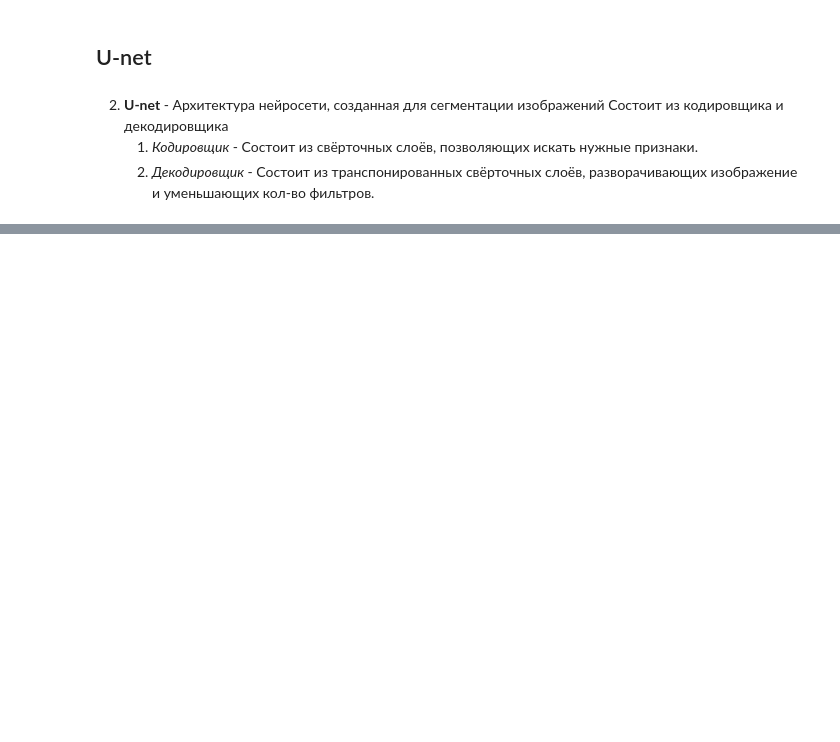
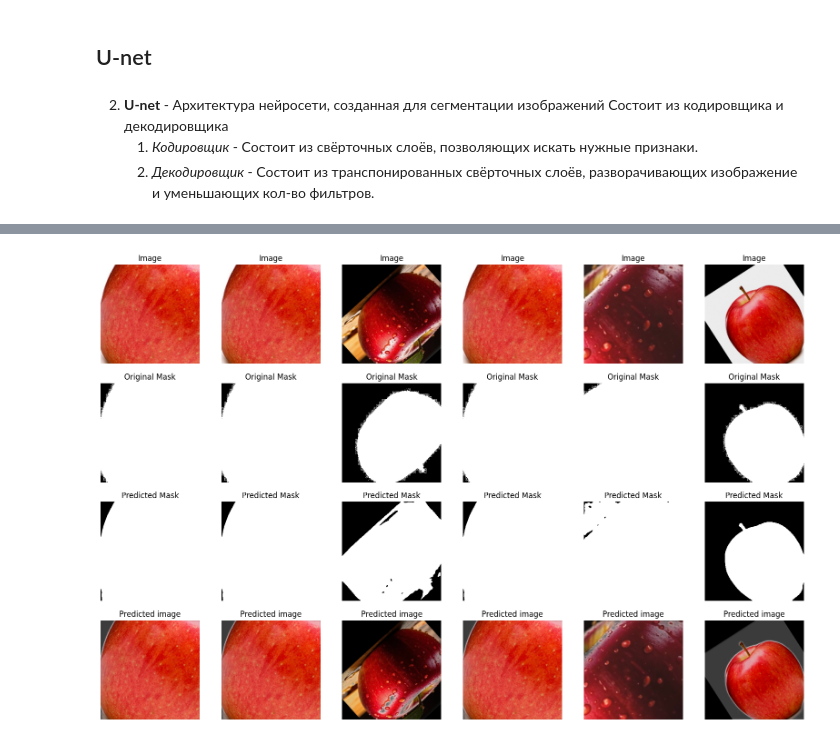
Before and after one commit to Jrol123/Big_data, a Jupyter notebook: lab6/lab6.ipynb, the cells around one changed output, grey strips where cells are left out. Saved outputs shown, nothing was run; the diff lists cells and outputs as text; code cells hidden in the pictures; blank space fills up the shorter version.

```diff
--- a/lab6/lab6.ipynb
+++ b/lab6/lab6.ipynb
@@ -303,0 +300,16 @@ model_u.compile(optimizer='adam',
+# %%
+inputs = Input(shape=(mass_img[0].shape))
+# Кодировщик
+c1 = Conv2D(64, (3, 3), activation='relu', padding='same')(inputs)
+c1 = Conv2D(64, (3, 3), activation='relu', padding='same')(c1)
+p1 = MaxPooling2D((2, 2))(c1)
+# Декодировщик
+u2 = UpSampling2D((2, 2))(p1)
+u2 = Concatenate()([u2, c1])
+c2 = Conv2D(128, (3, 3), activation='relu', padding='same')(u2)
+c2 = Conv2D(128, (3, 3), activation='relu', padding='same')(c2)
+# Выходной слой
+outputs = Conv2D(1, (1, 1), activation='sigmoid')(c2)
+
+# Создаем модель
+model_u = tf.keras.Model(inputs=[inputs], outputs=[outputs])
@@ -303,0 +320,4 @@ model_u.compile(optimizer='adam',
+# %%
+# Компилируем модель
+model_u.compile(optimizer='adam', loss='binary_crossentropy', metrics=['accuracy', 'precision'])
+model_u1.compile(optimizer='adam', loss='binary_crossentropy', metrics=['accuracy', 'precision'])
@@ -304,3 +330,4 @@ model_u.compile(optimizer='adam',
 # %%
-hst_u = model_u.fit(x=x_t, y=y_t, validation_data=(x_v, y_v), epochs=40, batch_size=15)
+# Обучаем модель
+hst_u = model_u.fit(x_t, y_t, validation_data=(x_v, y_v), epochs=10, batch_size=32)
 # %% [output]
@@ -308,0 +356,3 @@ ValueError: Arguments `target` and `output` must have the same shape up until th
+# %%
+plot_results(x_v, y_v, model_u.predict(x_v), 2 * 3)
+# %% [output]
@@ -308,0 +360 @@ ValueError: Arguments `target` and `output` must have the same shape up until th
+[figure, added]
```
Also changed, not shown: parts of 20 cells of this notebook.
